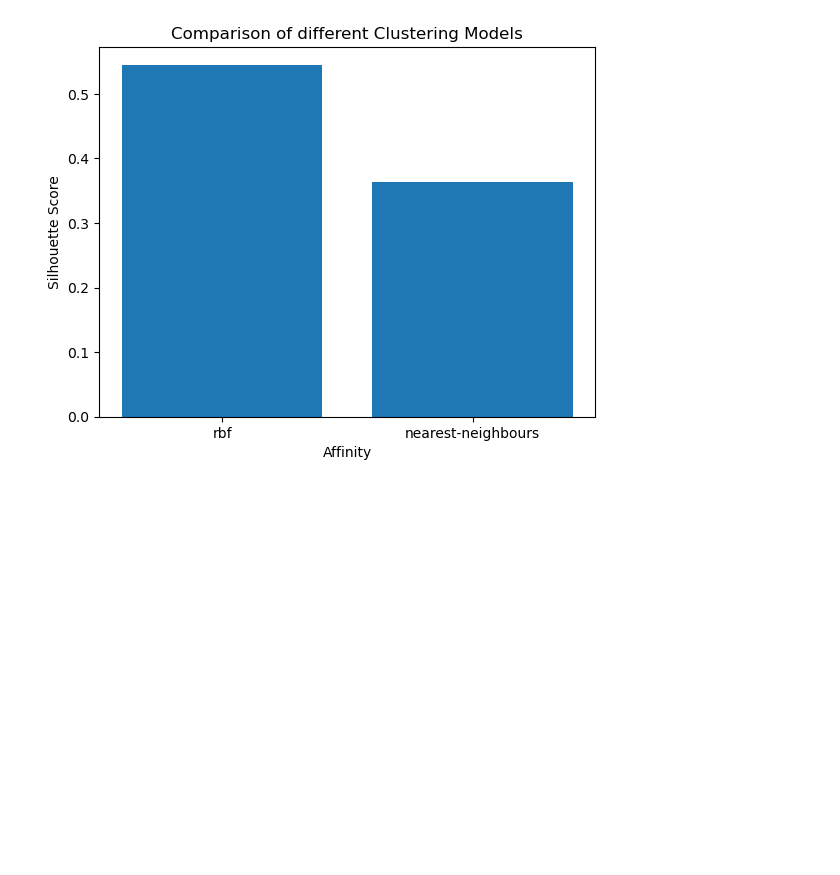
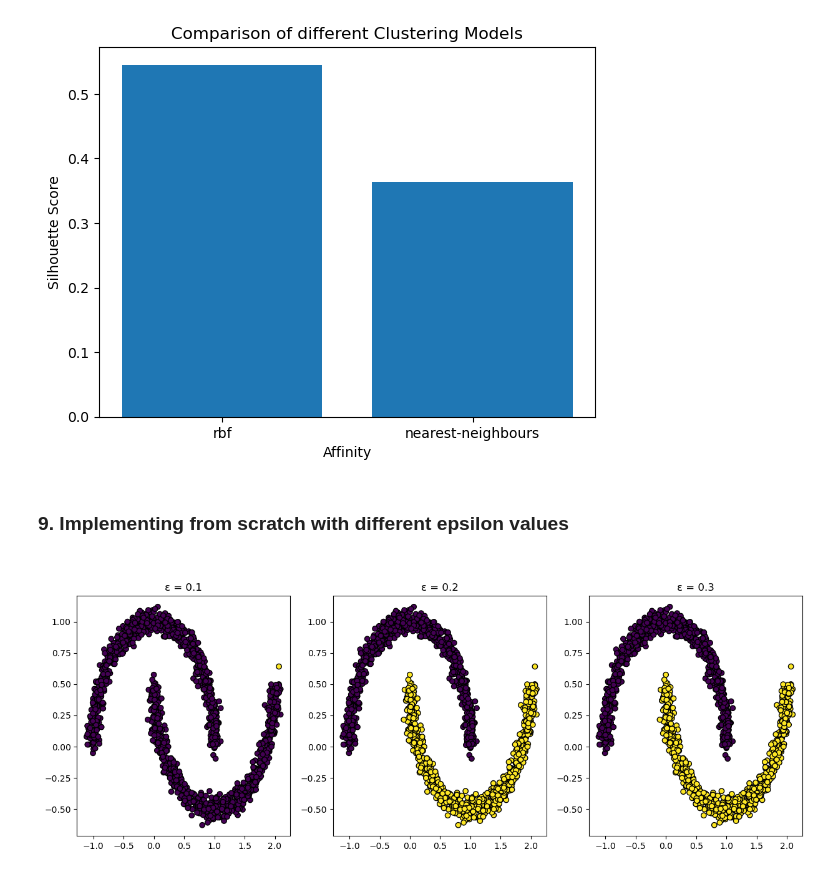
Before and after one commit to meghapatidar0809/Clustering, a Jupyter notebook: Clustering.ipynb, the cells around one changed output. Saved outputs shown, nothing was run; the diff lists cells and outputs as text; code cells hidden in the pictures; blank space fills up the shorter version.

```diff
--- a/Clustering.ipynb
+++ b/Clustering.ipynb
@@ -252,3 +252,53 @@ plt.title('Comparison of different Clustering Models')
 plt.show()
 # %% [output]
 [figure]
+# %% [markdown]
+###
+### 9. Implementing from scratch  with different epsilon values
+###
+# %%
+import numpy as np
+import matplotlib.pyplot as plt
+from sklearn.cluster import KMeans
+from sklearn.metrics import pairwise_distances
+from scipy.linalg import eigh
+from sklearn.datasets import make_moons
+
+# Generate sample data
+X=df=pd.read_csv('Assignment5Dataset.csv').values
+
+def spectral_clustering(X, k, epsilon):
+    """Perform spectral clustering with an ε-neighborhood graph."""
+    # Compute distance matrix
+    dist_matrix = pairwise_distances(X)
+
+    # Construct ε-neighborhood graph
+    W = np.where(dist_matrix <= epsilon, np.exp(-dist_matrix ** 2 / (2 * 0.1**2)), 0)
+
+    # Compute degree matrix
+    D = np.diag(W.sum(axis=1))
+
+    # Compute unnormalized Laplacian
+    L = D - W
+
+    # Compute the first k eigenvectors of L
+    eigvals, eigvecs = eigh(L, subset_by_index=[0, k-1])
+
+    # Use K-means clustering on eigenvectors
+    kmeans = KMeans(n_clusters=k, n_init=10, random_state=42)
+    labels = kmeans.fit_predict(eigvecs)
+
+    return labels
+
+# Test with different values of epsilon
+epsilon_values = [0.1, 0.2, 0.3]
+
+fig, axes = plt.subplots(1, len(epsilon_values), figsize=(15, 5))
+for i, eps in enumerate(eps_values):
+    labels = spectral_clustering(X, k=2, epsilon=eps)
+    axes[i].scatter(X[:, 0], X[:, 1], c=labels, cmap='viridis', edgecolors='k')
+    axes[i].set_title(f"ε = {eps}")
+
+plt.show()
+# %% [output]
+[figure, added]
```
Also changed, not shown: parts of 3 cells of this notebook.
